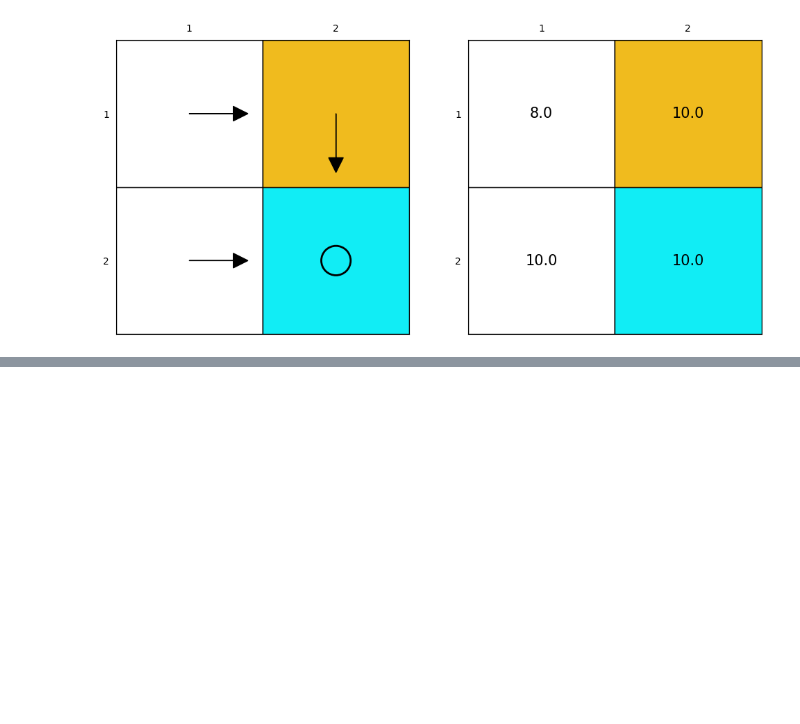
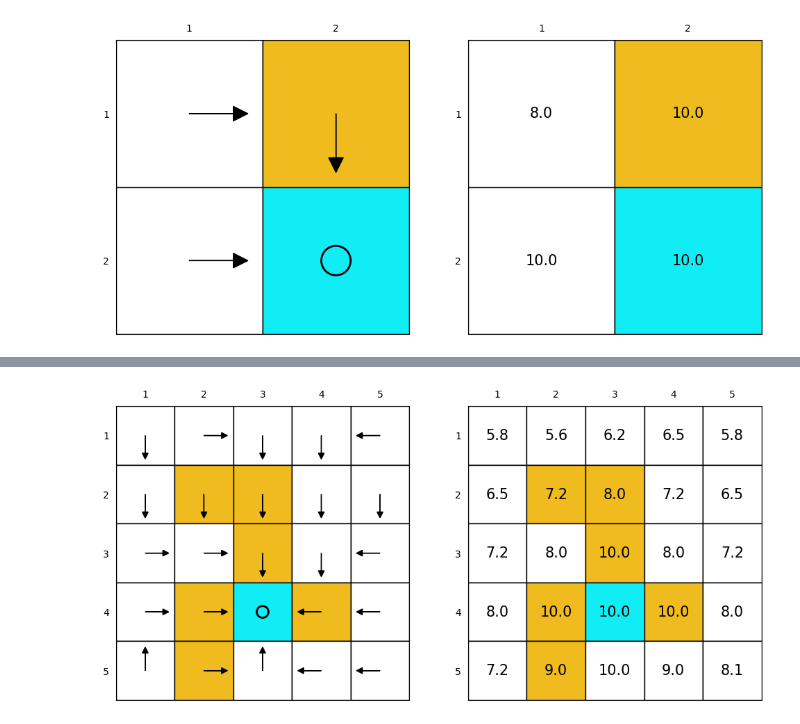
Before and after one commit to code4myworld/MathFoundationRL-Notes, a Jupyter notebook: bellman optimality equation a example.ipynb, the cells around one changed output, grey strips where cells are left out. Cells and saved outputs as stored; diff of their text form; code cells hidden in the pictures; blank space fills up the shorter version.

```diff
--- a/bellman optimality equation a example.ipynb
+++ b/bellman optimality equation a example.ipynb
@@ -26,0 +204,8 @@ $a^* = \arg\max_a  q_\pi(s_1, a) = a_3$
+# %%
+forbiddens = {(2, 2), (2, 4), (2, 5), (3, 2), (3, 3), (4, 4)}
+targets = {(3, 4)}
+
+pi_star_ex1, v_ex1 = iterative_solution_BOE(n=5, forbiddens=forbiddens, targets=targets, T=100, A=ActionSpace, gamma=0.9)
+draw_grid(n=5, forbidden=forbiddens, targets=targets, PI=pi_star_ex1, V=v_ex1)
+# %% [output]
+[figure, added]
```
Also changed, not shown: parts of 10 cells of this notebook, 1 other file.
